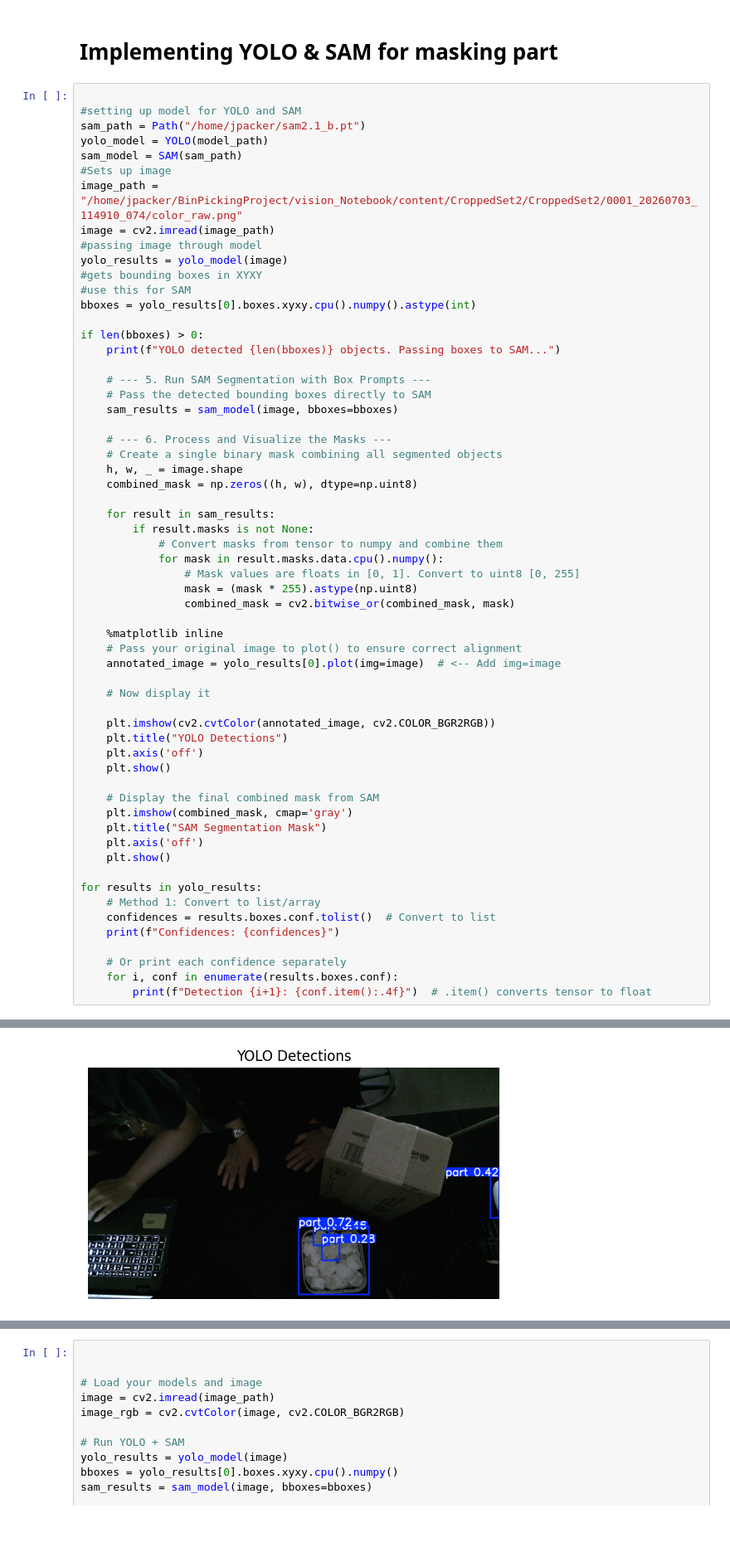
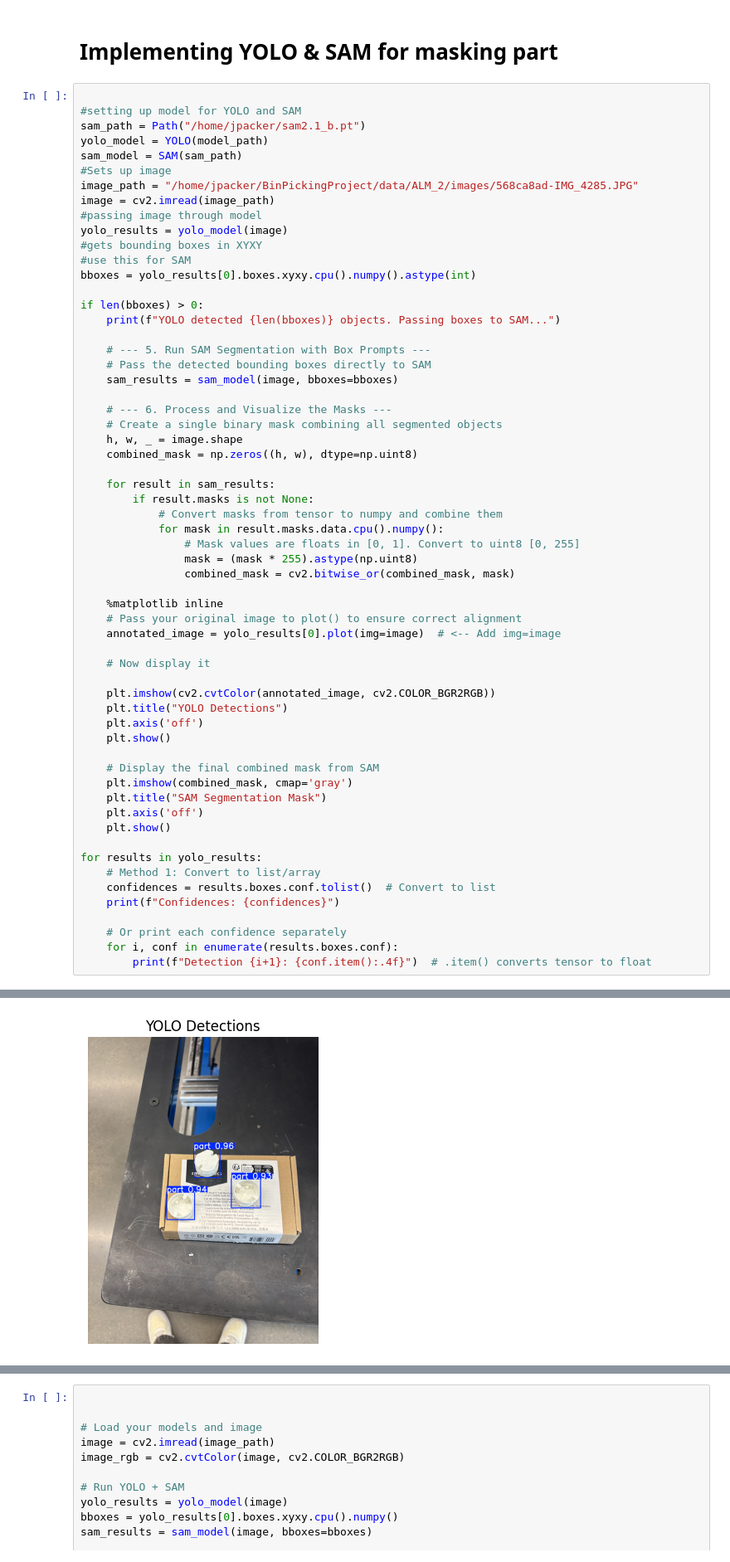
Before and after one commit to xinwangIT/BinPickingProject, a Jupyter notebook: vision_Notebook/vision_model.ipynb, the cells around one changed output, grey strips where cells are left out. Shown at 83% size. Saved outputs shown, nothing was run; the diff lists cells and outputs as text; blank space fills up the shorter version.

Commit message:
updated outputs for vision_model.ipynb

```diff
--- a/vision_Notebook/vision_model.ipynb
+++ b/vision_Notebook/vision_model.ipynb
@@ -240,7 +217,7 @@ sam_path = Path("/home/jpacker/sam2.1_b.pt")
 yolo_model = YOLO(model_path)
 sam_model = SAM(sam_path)
 #Sets up image
-image_path = "/home/jpacker/BinPickingProject/vision_Notebook/content/CroppedSet2/CroppedSet2/0001_20260703_114910_074/color_raw.png"
+image_path = "/home/jpacker/BinPickingProject/data/ALM_2/images/568ca8ad-IMG_4285.JPG"
 image = cv2.imread(image_path)
 #passing image through model
 yolo_results = yolo_model(image)
@@ -303 +280 @@ Speed: 5.5ms preprocess, 1100.9ms inference, 3.6ms postprocess per image at shap
-[figure, old version]
+[figure, new version]
```
Also changed, not shown: parts of 4 cells of this notebook.
